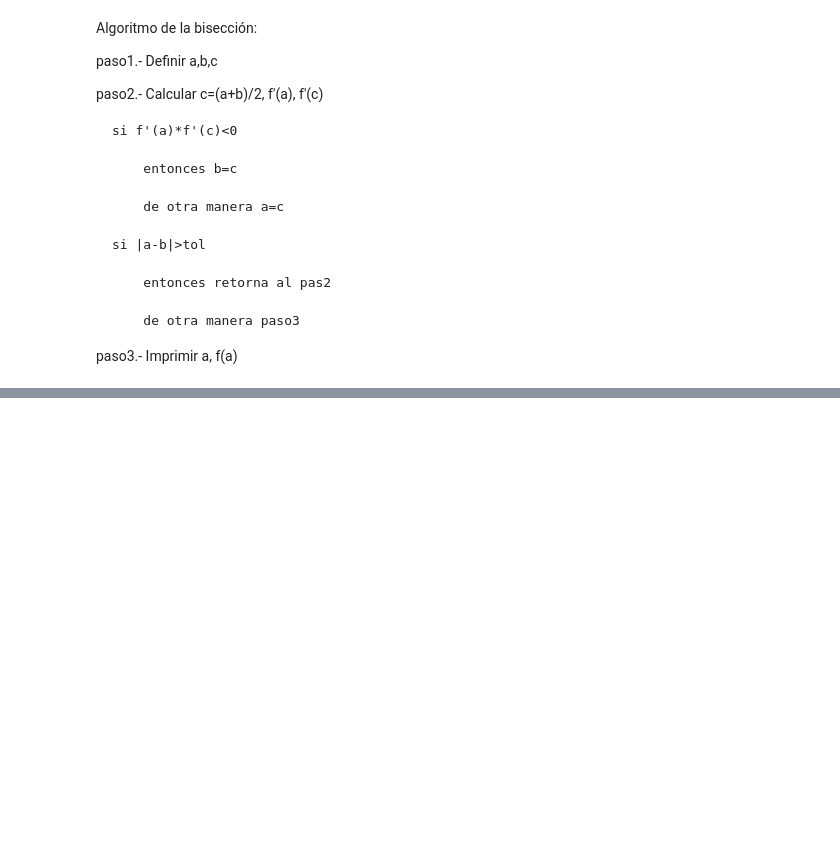
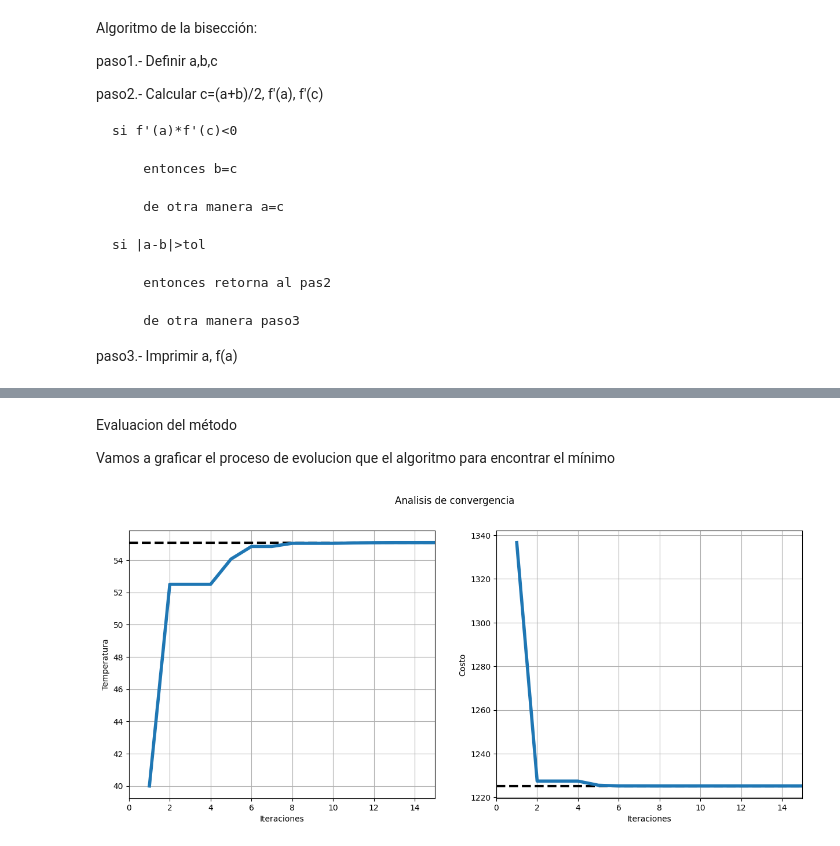
Before and after one commit to Marcosias0400/Optimizacion, a Jupyter notebook: Optimizacion_grad1D.ipynb, the cells around one changed output, grey strips where cells are left out. Saved outputs shown, nothing was run; the diff lists cells and outputs as text; code cells hidden in the pictures; blank space fills up the shorter version.

```diff
--- a/Optimizacion_grad1D.ipynb
+++ b/Optimizacion_grad1D.ipynb
@@ -84,6 +85,8 @@ def biseccion():
   b=90
   tol=0.001
   paso=True
+  cont=0
+  registro=[]
   while(paso):
     c=(a+b)/2
     # Primera derivada en a
@@ -96,8 +99,12 @@ def biseccion():
       a=c
     # Condicion de finalizacion
     if abs(b-a)<tol:
+      print('=======================================================')
       paso=False
-  print('Punto minimo (T) = ',a)
-  print('Valor Minimo (U) = ',U(a))
-biseccion()
+    cont+=1
+    registro.append([cont,a,U(a)])
+  return registro
+reg1=biseccion()
+for k in reg1:
+  print('It {:02} -- Temp: {:.10f} -- Costo {:.10f}'.format(k[0],k[1],k[2]))
 # %% [output]
@@ -105,0 +128,26 @@ Valor Minimo (U) =  1225.1656368937722
+# %% [markdown]
+Evaluacion del método
+
+Vamos a graficar el proceso de evolucion que el algoritmo para encontrar el mínimo
+# %%
+import matplotlib.pyplot as plt
+def evaluacion(reg):
+  reg=np.array(reg)
+  fig,axs=plt.subplots(1,2,figsize=(15,6))
+  fig.suptitle('Analisis de convergencia')
+  axs[0].axhline(55.08, color='k',linewidth=3,linestyle='--')
+  axs[0].plot(reg[:,0],reg[:,1],linewidth=4)
+  axs[0].set_xlabel('Iteraciones')
+  axs[0].set_ylabel('Temperatura')
+  axs[0].grid()
+  axs[0].set_xlim([0,15])
+  axs[1].axhline(1225.17, color='k',linewidth=3,linestyle='--')
+  axs[1].plot(reg[:,0],reg[:,2],linewidth=4)
+  axs[1].set_xlabel('Iteraciones')
+  axs[1].set_ylabel('Costo')
+  axs[1].grid()
+  axs[1].set_xlim([0,15])
+  plt.show()
+evaluacion(reg1)
+# %% [output]
+[figure, added]
```
Also changed, not shown: parts of 2 cells of this notebook.
